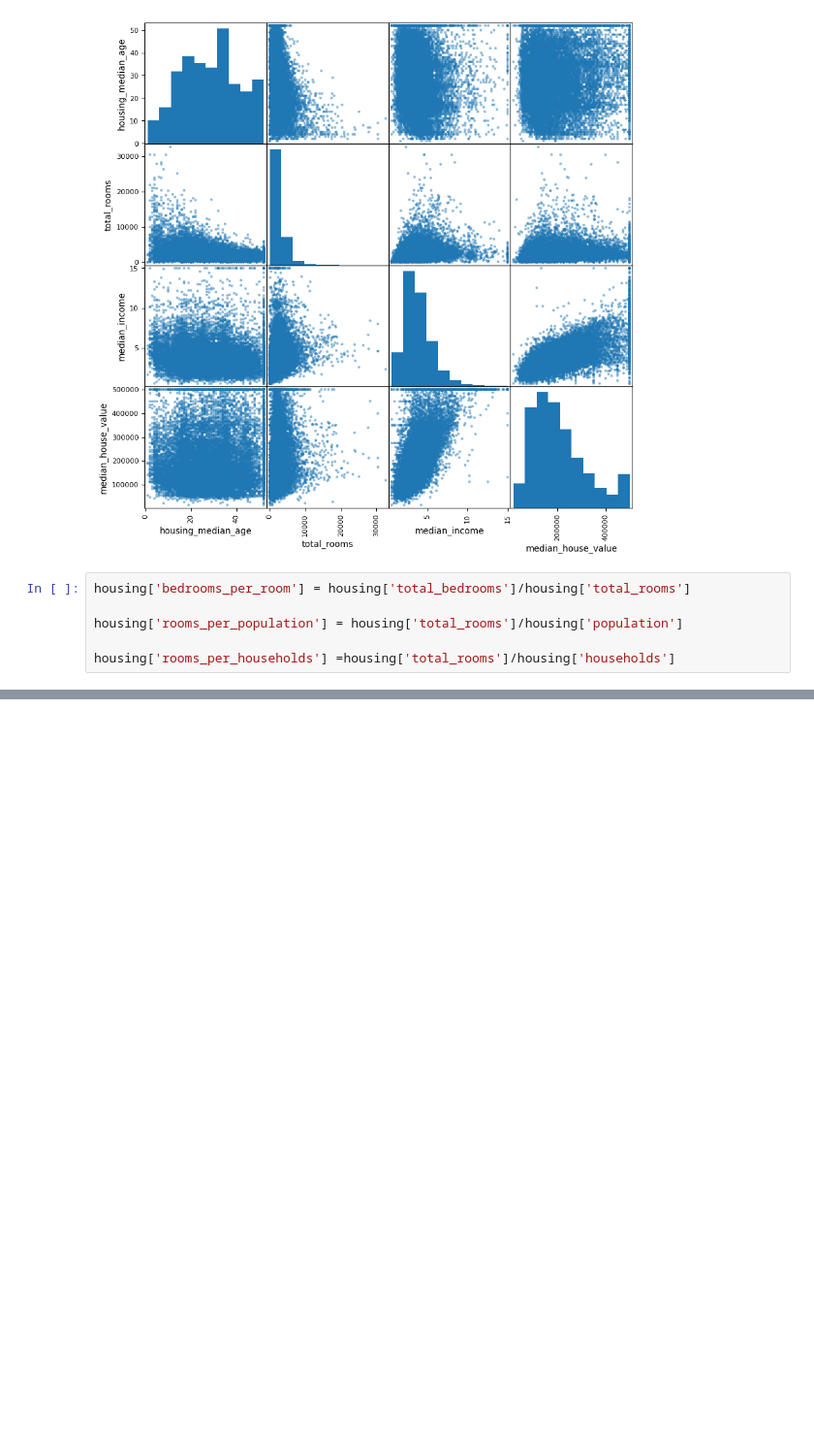
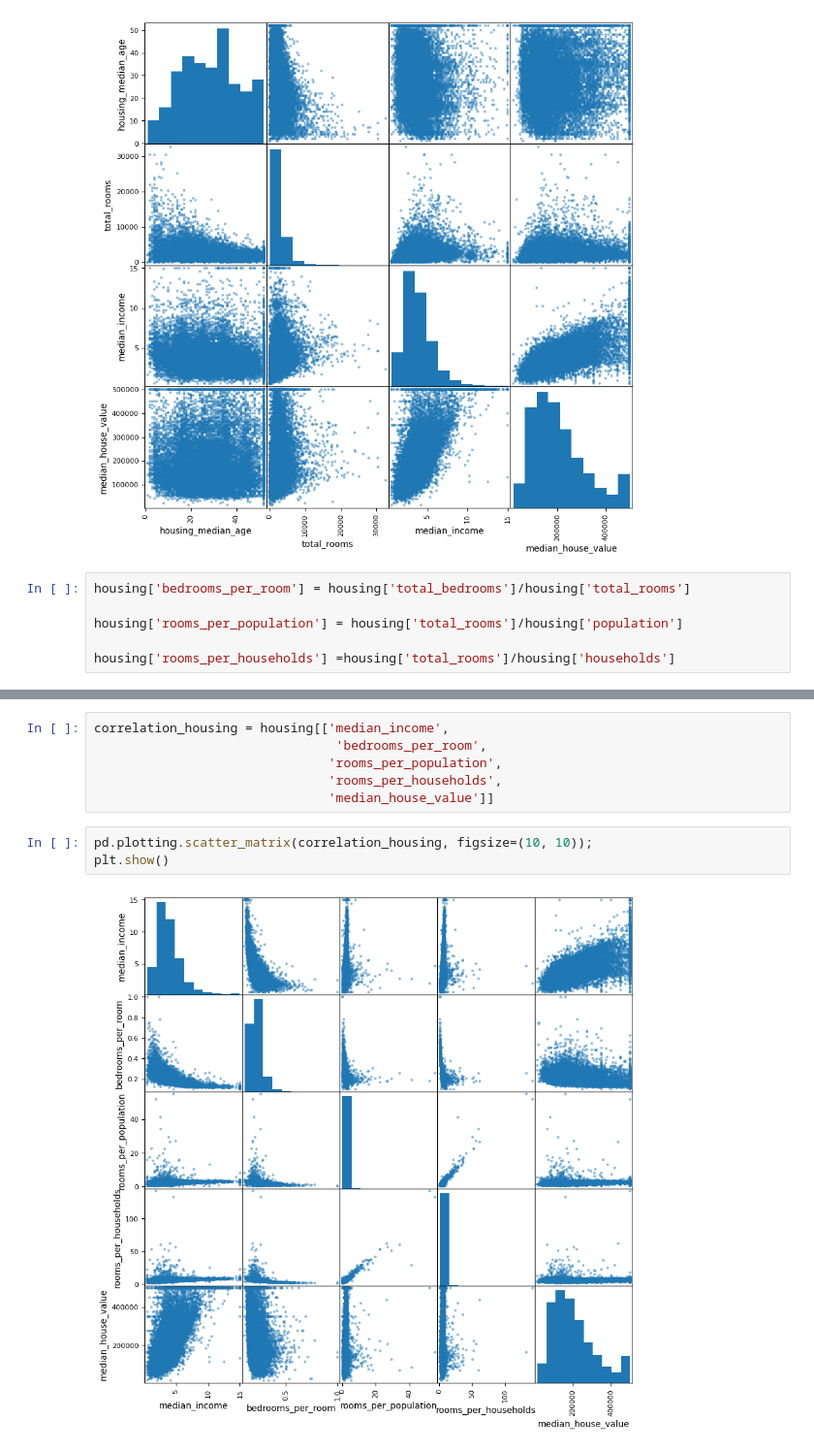
Before and after one commit to SBino01/AI_DS-first_project, a Jupyter notebook: Lez2/CaliforniaHousing.ipynb, the cells around one changed output, grey strips where cells are left out. Shown at 97% size. Drawn from its saved outputs; the diff is of its cells as text; blank space fills up the shorter version.

```diff
--- a/Lez2/CaliforniaHousing.ipynb
+++ b/Lez2/CaliforniaHousing.ipynb
@@ -265,3 +265,14 @@ correlation_housing.corr().style.background_gradient(cmap='PiYG')
 | bedrooms_per_room | 0.094710 | -0.117208 | 0.136305 | -0.185405 | 0.096396 | 0.044445 | 0.076661 | ... |
 | rooms_per_population | -0.082636 | 0.147253 | -0.105363 | 0.122000 | 0.049676 | -0.142248 | -0.033870 | ... |
 | rooms_per_households | -0.033740 | 0.111386 | -0.149316 | 0.126383 | -0.004419 | -0.075141 | -0.084997 | ... |
+# %%
+correlation_housing = housing[['median_income',
+                                'bedrooms_per_room',
+                               'rooms_per_population',
+                               'rooms_per_households',
+                               'median_house_value']]
+# %%
+pd.plotting.scatter_matrix(correlation_housing, figsize=(10, 10));
+plt.show()
+# %% [output]
+[figure, added]
```
